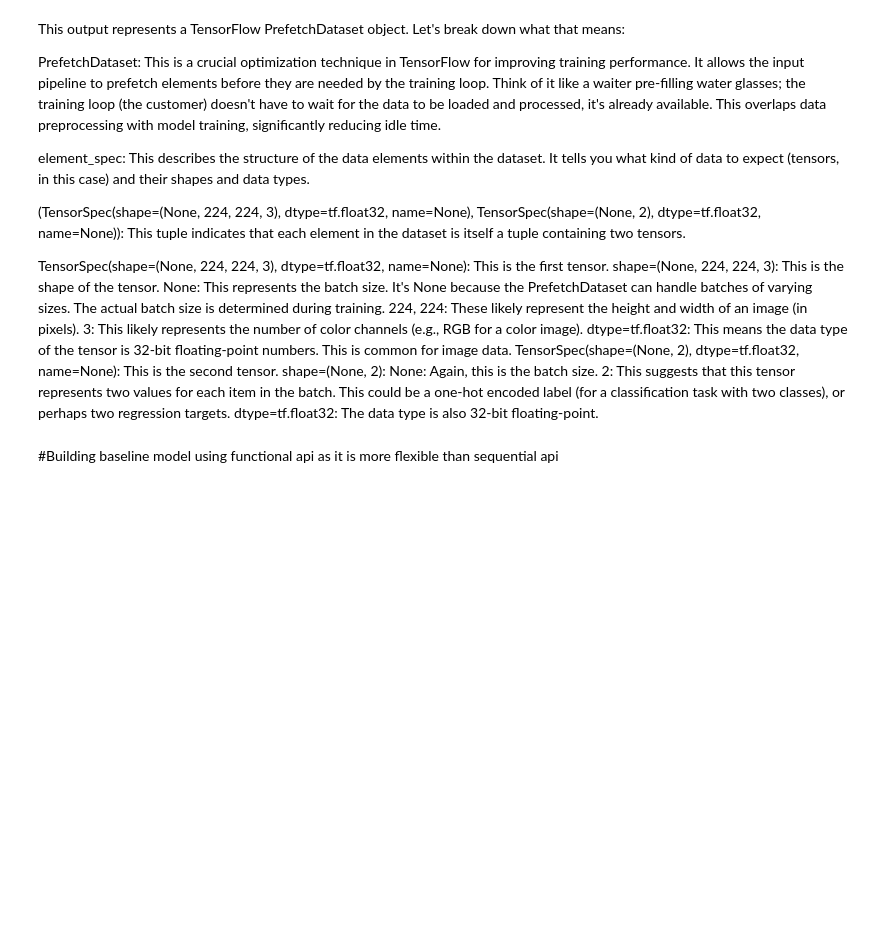
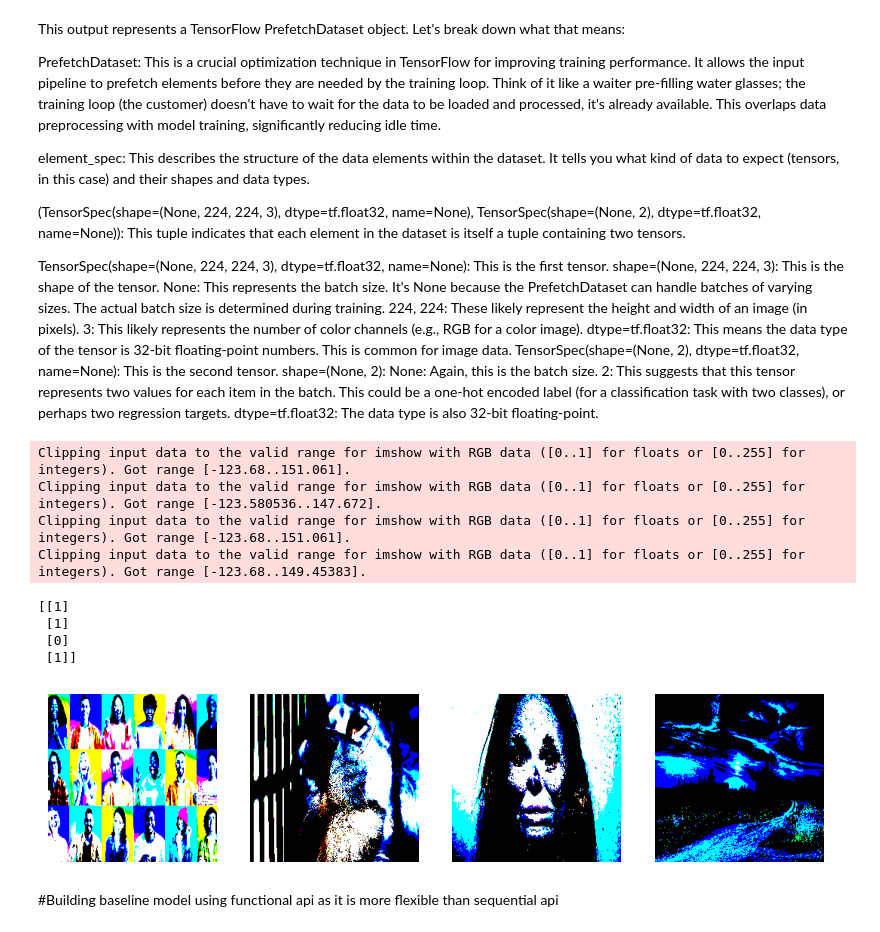
Before and after one commit to vrmaverick/Deepfake_Detection_2.0, a Jupyter notebook: main.ipynb, the cells around one changed output. Cells and saved outputs as stored; diff of their text form; code cells hidden in the pictures; blank space fills up the shorter version.

```diff
--- a/main.ipynb
+++ b/main.ipynb
@@ -77,6 +85,32 @@ dtype=tf.float32: The data type is also 32-bit floating-point.
 #   # Now you can normalize the NumPy array:
 #   images_np = images_np / 255.0
 #   plt.imshow(images_np[25]) #If you get an error, make sure image is of type uint8 by using the line aboves
+# %%
+from random import randint
+import matplotlib.pyplot as plt
+import random
+# Take one batch of images and labels
+for images, labels in train_data_10.take(1):
+    images_np = images.numpy()  # Convert Tensor to NumPy array
+    labels_np = labels.numpy()  # Convert Tensor to NumPy array
+    print(labels_np)
+
+    plt.figure(figsize=(10, 10))
+    for i in range(min(BATCH_SIZE, 8)):  # Display up to 8 images
+        plt.subplot(2, 4, i + 1)
+        plt.imshow(images_np[i])  # Show image
+        plt.axis("off")  # Hide axes
+    plt.show()
+# %% [output]
+Clipping input data to the valid range for imshow with RGB data ([0..1] for floats or [0..255] for integers). Got range [-123.68..151.061].
+Clipping input data to the valid range for imshow with RGB data ([0..1] for floats or [0..255] for integers). Got range [-123.580536..147.672].
+Clipping input data to the valid range for imshow with RGB data ([0..1] for floats or [0..255] for integers). Got range [-123.68..151.061].
+Clipping input data to the valid range for imshow with RGB data ([0..1] for floats or [0..255] for integers). Got range [-123.68..149.45383].
+[[1]
+ [1]
+ [0]
+ [1]]
+[figure, added]
 # %% [markdown]
 #Building baseline model using functional api as it is more flexible than sequential api
 # %% [markdown]
```
Also changed, not shown: parts of 57 cells of this notebook.
